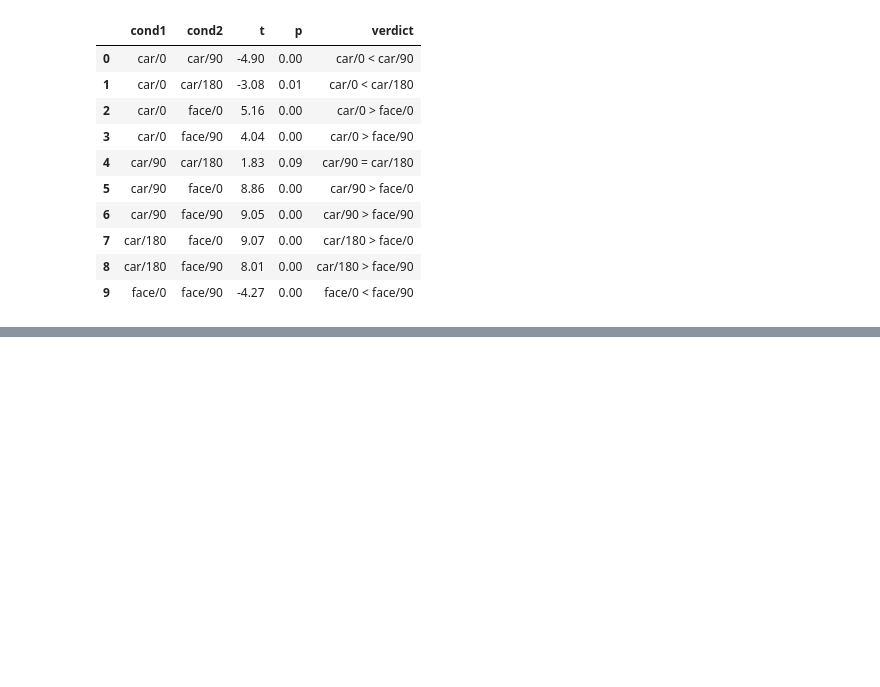
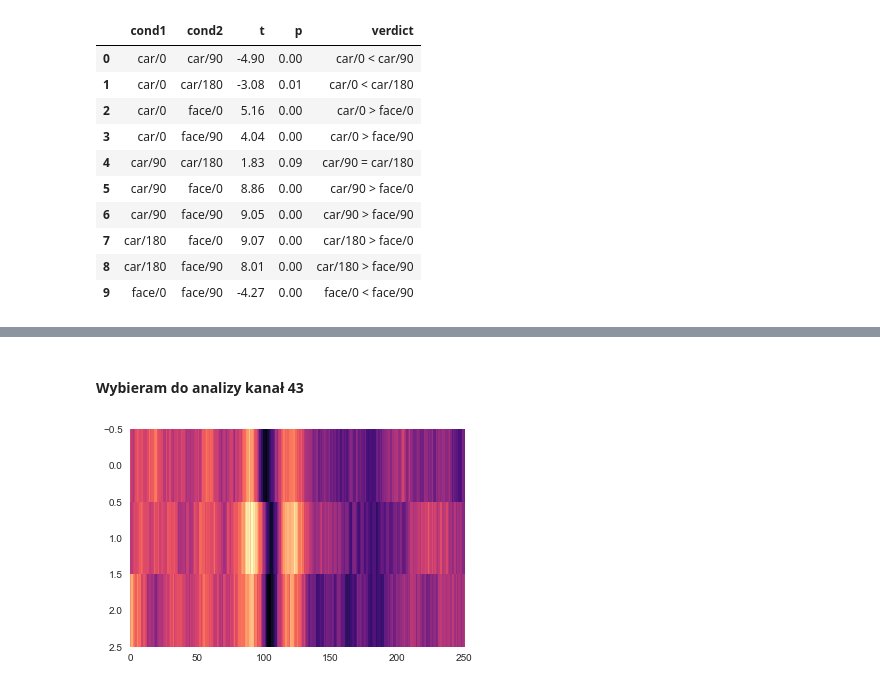
Before and after one commit to gacek91/nawalanka, a Jupyter notebook: Projekt - EEG.ipynb, the cells around one changed output, grey strips where cells are left out. Saved outputs shown, nothing was run; the diff lists cells and outputs as text; code cells hidden in the pictures; blank space fills up the shorter version.

```diff
--- a/Projekt - EEG.ipynb
+++ b/Projekt - EEG.ipynb
@@ -174,0 +226,12 @@ Data Frame: Dependent t-test comparison for LATS.
+# %% [markdown]
+#### Wybieram do analizy kanał 43
+# %%
+face_chan = list()
+for this_erp in face_erp:
+    face_chan.append(this_erp[0].data[42])
+
+face_chan = np.stack(face_chan, axis=0)
+plt.imshow(face_chan, aspect='auto', cmap='magma')
+plt.grid('off')
+# %% [output]
+[figure, added]
```
Also changed, not shown: parts of 14 cells of this notebook, 1 other file.
